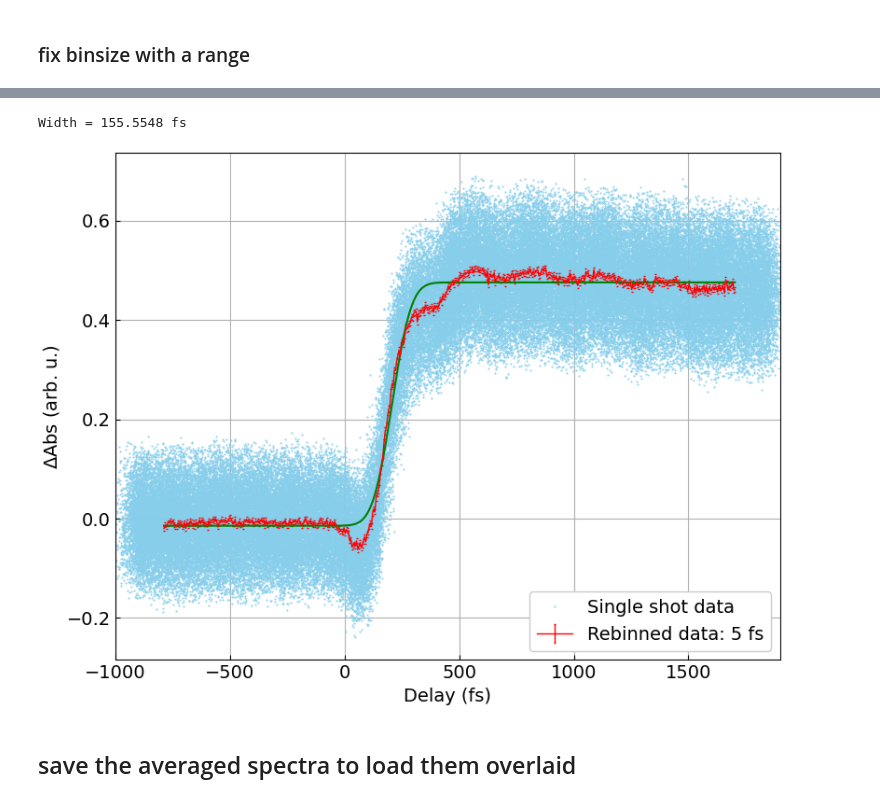
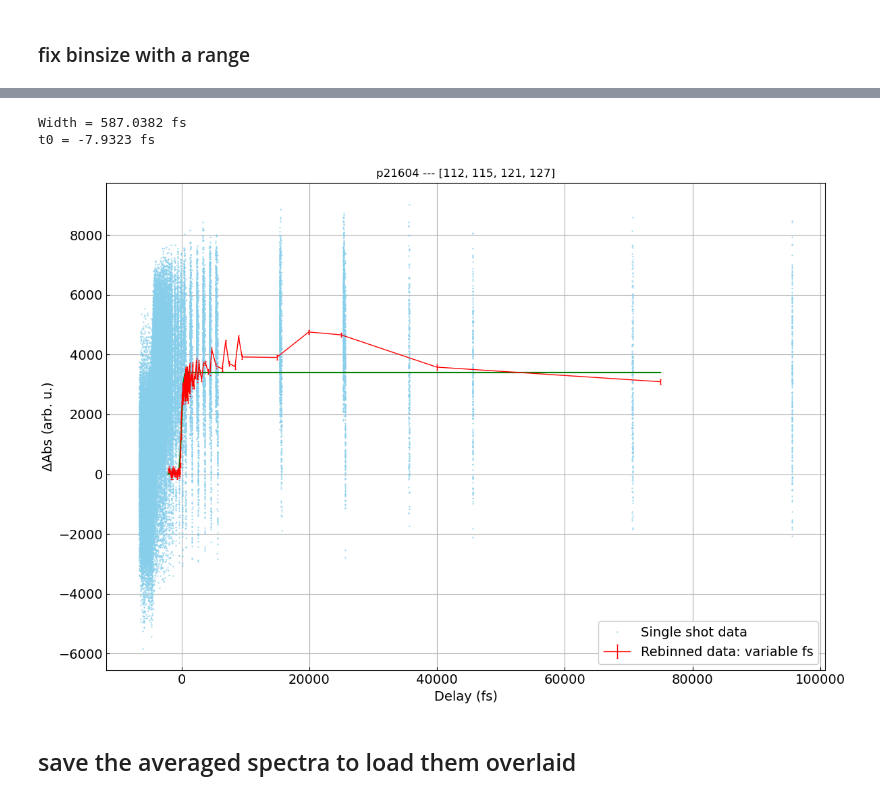
Before and after one commit to paulscherrerinstitute/alvra_beamline_scripts, a Jupyter notebook: Plotting_XANES_timescans.ipynb, the cells around one changed output, grey strips where cells are left out. Cells and saved outputs as stored; diff of their text form; code cells hidden in the pictures.

```diff
--- a/Plotting_XANES_timescans.ipynb
+++ b/Plotting_XANES_timescans.ipynb
@@ -268,8 +284,9 @@ plt.show()
 # %%
 numbins = 100
-withTT = True
+withTT = False
 
 #####################################################################################################
+binsize = 'variable'
 from scipy.stats import binned_statistic
 print (np.shape(Pump_probe_scan),np.shape(Delays_corr_scan), np.shape(Delays_fs_scan))
 
@@ -300,11 +317,11 @@ err_pp = pp_std/np.sqrt(np.array(count))
 # %% [markdown]
 ### fix binsize with a range
 # %%
-binsize = 5 # in fs
-withTT = True
+binsize = 200 # in fs
+withTT = False
 
-min_delay = -500
-max_delay = 2000
+min_delay = -3000
+max_delay = 105000
 
 #####################################################################################################
 from scipy.stats import binned_statistic
@@ -314,7 +331,7 @@ binList = np.arange(min_delay, max_delay, binsize)
 
 if not withTT:
     pp_TT, binEdges, binNumber = binned_statistic(Delays_fs_scan, Pump_probe_scan, statistic='mean', bins=binList)
-    pp_std, _, _ = binned_statistic(Delays_corr_scan, Pump_probe_scan, statistic='std', bins=binList)
+    pp_std, _, _ = binned_statistic(Delays_fs_scan, Pump_probe_scan, statistic='std', bins=binList)
 else:
     pp_TT, binEdges, binNumber = binned_statistic(Delays_corr_scan, Pump_probe_scan, statistic='mean', bins=binList)
     pp_std, _, _ = binned_statistic(Delays_corr_scan, Pump_probe_scan, statistic='std', bins=binList)
@@ -360,71 +363,77 @@ def model_decay_2exp(x, x0, sigma, amp1, tau1, C, amp2, tau2):
 # %%
 fitflag = True
-fig, ax = plt.subplots(constrained_layout=True,  figsize=(8,6))
-#plt.figure(constrained_layout=True)
-#plt.suptitle(titlestring_stack)
+#fig, ax = plt.subplots(constrained_layout=True,  figsize=(10,8))
+plt.figure(constrained_layout=True, figsize=(12,8))
+plt.title(titlestring_stack)
 
 units = scan.parameters['units'][0]
 label = scan.parameters['name'][0]
 
 plt.tick_params(direction='in')
 
-plt.plot(np.array(Delays_corr_scan)-290, Pump_probe_scan, 'o', color='skyblue', markersize=0.5, label ='Single shot data')
+plt.plot(np.array(Delays_corr_scan), Pump_probe_scan, 'o', color='skyblue', markersize=0.5, label ='Single shot data')
 #plt.scatter(Delay_fs_TT, pp_TT, color='red', label = 'TT corrected')
-plt.errorbar(Delay_fs_TT-290, pp_TT, err_pp,
-              lw=1,color='red', markersize=0,capsize=1,capthick=1,
-                   ecolor='red',elinewidth=1,label='Rebinned data: {} fs'.format(binsize))
+
 
 if fitflag:
     index = ~(np.isnan(Delay_fs_TT) | np.isnan(pp_TT))
     Delay_fs_TT = Delay_fs_TT[index]
     pp_TT=  pp_TT[index]
+    err_pp=  err_pp[index]
+    pp_std = pp_std[index]
 
+    #### model_decay_1exp(x, x0, sigma, amp1, tau1, C) ####
     # p0 = [0,  100,   10000,    1000, 1]
     # popt,_  = curve_fit(model_decay_1exp, Delay_fs_TT, pp_TT, p0=p0, maxfev=40000)
-    # y_fit = model_decay_1exp(Delay_fs_TT, *popt)
+    # pp_fit = model_decay_1exp(Delay_fs_TT, *popt)
     # print("risetime = {:.4f} fs".format(abs(popt[1])))
     # print("tau = {:.4f} fs".format(abs(popt[3])))
 
+    #### model_decay_2exp(x, x0, sigma, amp1, tau1, C, amp2, tau2) ####
     # p0 = [0,  100,   10000,    100, 0, 5000, 1000]
     # popt,_  = curve_fit(model_decay_2exp, Delay_fs_TT, pp_TT, p0=p0, maxfev=40000)
-    # y_fit = model_decay_2exp(Delay_fs_TT, *popt)
+    # pp_fit = model_decay_2exp(Delay_fs_TT, *popt)
     # print("risetime = {:.4f} fs".format(abs(popt[1])*2.355))
     # print("tau1 = {:.4f} fs".format(abs(popt[3])))
     # print("tau2 = {:.4f} fs".format(abs(popt[6])))
-    # plt.plot(Delay_fs_TT, y_fit, linewidth=2.0)
 
     fit = Fit(errfunc_fwhm, estimate_errfunc_parameters)
     #fit = Fit(conv_exp_gauss_heaviside2, estimate_conv_exp_gauss_heaviside2_parameters)
     fit.estimate(Delay_fs_TT, pp_TT)            # this sets some internal params
     #fit.p0 = better_p0(fit.p0, 4,100)
-    # fit.p0 = better_p0(fit.p0, 0, 0) # overwrite some values (index) if needed:
+
     fit.fit(Delay_fs_TT,pp_TT)                  # calculate the fit
     pp_fit = fit.eval(Delay_fs_TT)           # evaluate the curve for plotting
-    t0_mm = fit.popt[0]
-    width_fs = fit.popt[2]
-    plt.plot(Delay_fs_TT-290, pp_fit, color='green')
-    print("Width = {:.4f} fs".format(abs(width_fs)))
+    plt.plot(Delay_fs_TT, pp_fit, color='green')
+    print("Width = {:.4f} fs".format(abs(fit.popt[2])))
+    print("t0 = {:.4f} fs".format(fit.popt[0]))
+
+plt.errorbar(Delay_fs_TT, pp_TT, err_pp,
+              lw=1,color='red', markersize=0,capsize=1,capthick=1,
+                   ecolor='red',elinewidth=1,label='Rebinned data: {} fs'.format(binsize))
 
 plt.xlabel("{} ({})".format(label, units))
 plt.ylabel('amplitude (arb. u.)')
 plt.legend (loc = 'lower right', prop = { "size": 14 }, framealpha=1)
 #plt.legend (loc = 'upper right')
-#plt.ylim(-4000, 2000)
-plt.xlim(-1000, 1900)
+#plt.ylim(-2000, 2500)
+#plt.xlim(-1200, 1200)
 plt.grid()
 #plt.axvline(0)
 
 plt.xlabel('Delay (fs)', size=14)
 plt.ylabel('$\Delta$Abs (arb. u.)', size=14)
 plt.tick_params(axis='x', labelsize=14)
 plt.tick_params(axis='y', labelsize=14)
 
 plt.show()
-savedir='/das/work/p20/p20537/Claudio/PNG/'
+plt.tight_layout()
+#savedir='/das/work/p20/p20537/Claudio/PNG/'
 #plt.savefig(savedir+'oscillations_11scans.png')
 # %% [output]
-Width = 155.5548 fs
+Width = 587.0382 fs
+t0 = -7.9323 fs
-[figure, old version]
+[figure, new version]
 # %% [markdown]
 ## save the averaged spectra to load them overlaid
 # %%
```
Also changed, not shown: parts of 14 cells of this notebook, 12 other files.
